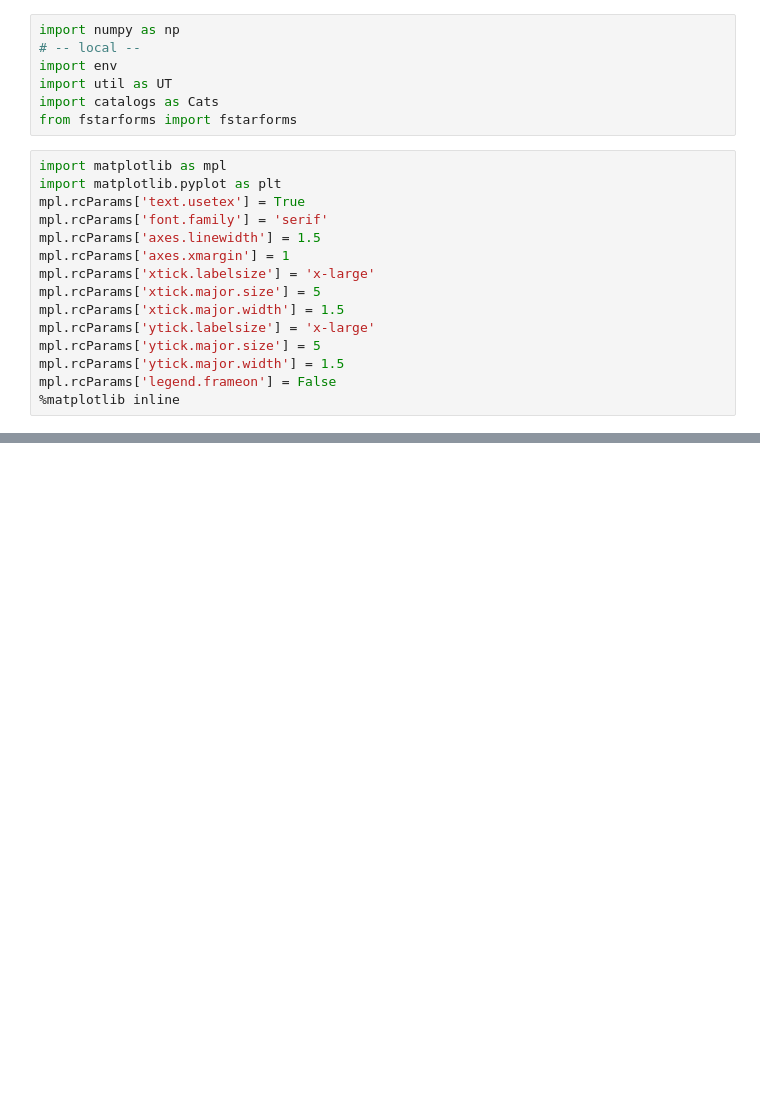
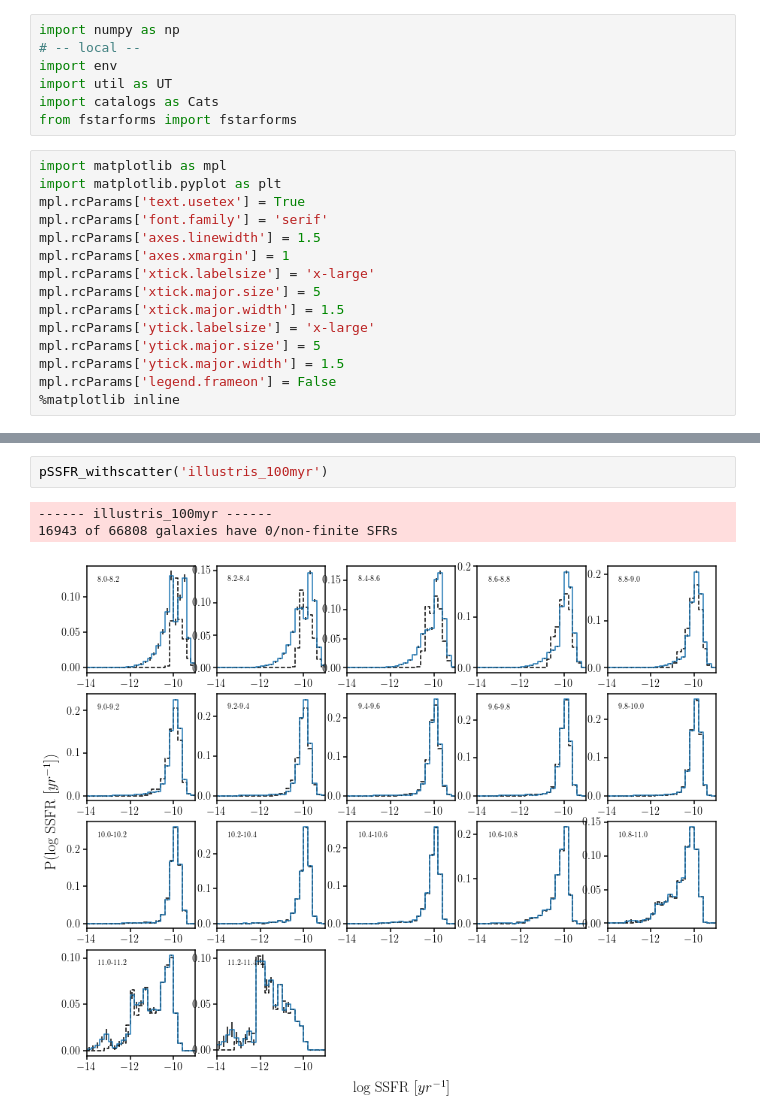
Before and after one commit to changhoonhahn/LetsTalkAboutQuench, a Jupyter notebook: letstalkaboutquench/notebooks/notes_pSSFR_withzeros.ipynb, the cells around one changed output, grey strips where cells are left out. Saved outputs shown, nothing was run; the diff lists cells and outputs as text; blank space fills up the shorter version.

```diff
--- a/letstalkaboutquench/notebooks/notes_pSSFR_withzeros.ipynb
+++ b/letstalkaboutquench/notebooks/notes_pSSFR_withzeros.ipynb
@@ -102,0 +154,6 @@ pSSFR_withzeros('scsam_inst')
+# %%
+pSSFR_withscatter('illustris_100myr')
+# %% [output]
+------ illustris_100myr ------
+16943 of 66808 galaxies have 0/non-finite SFRs
+[figure, added]
```
Also changed, not shown: parts of 12 cells of this notebook.
